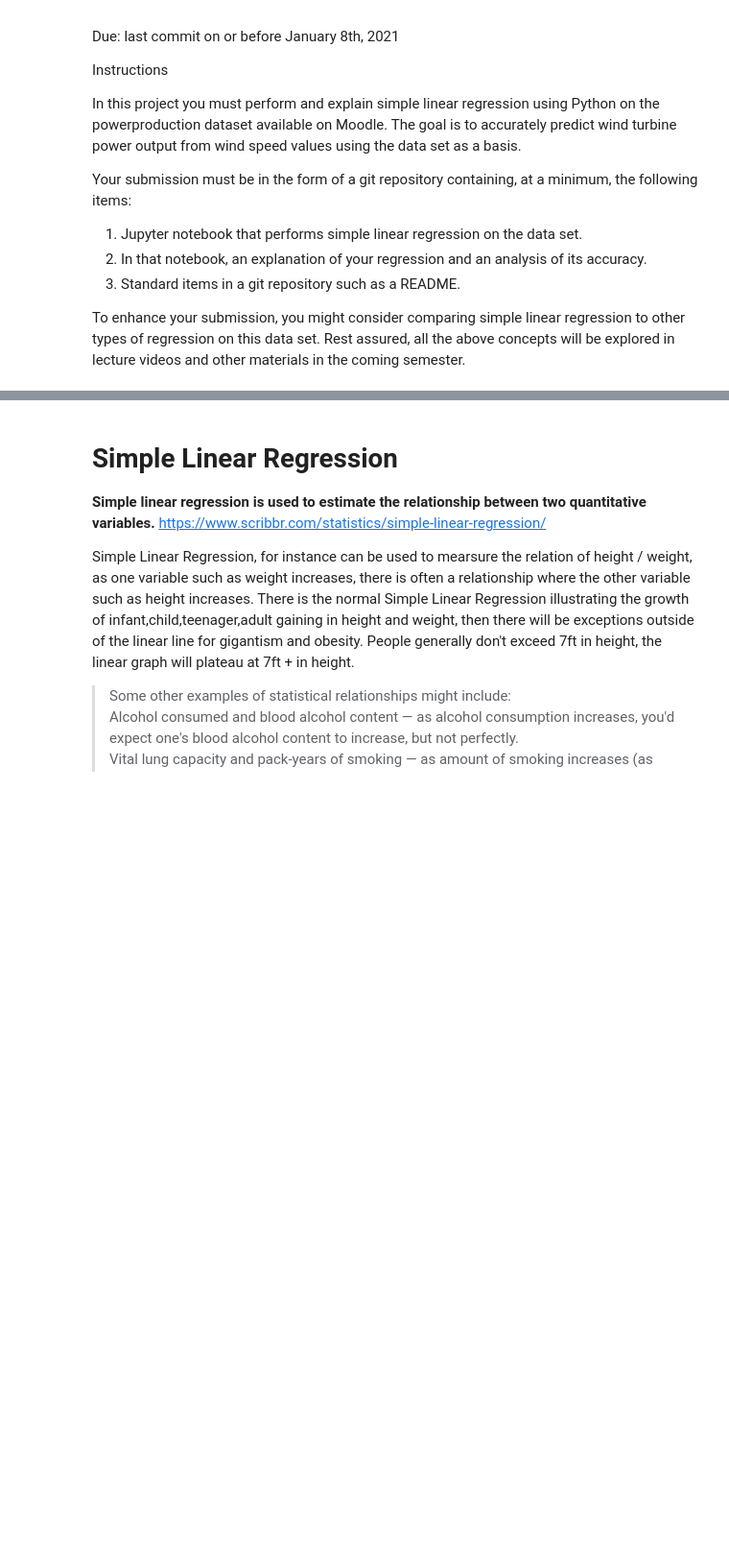
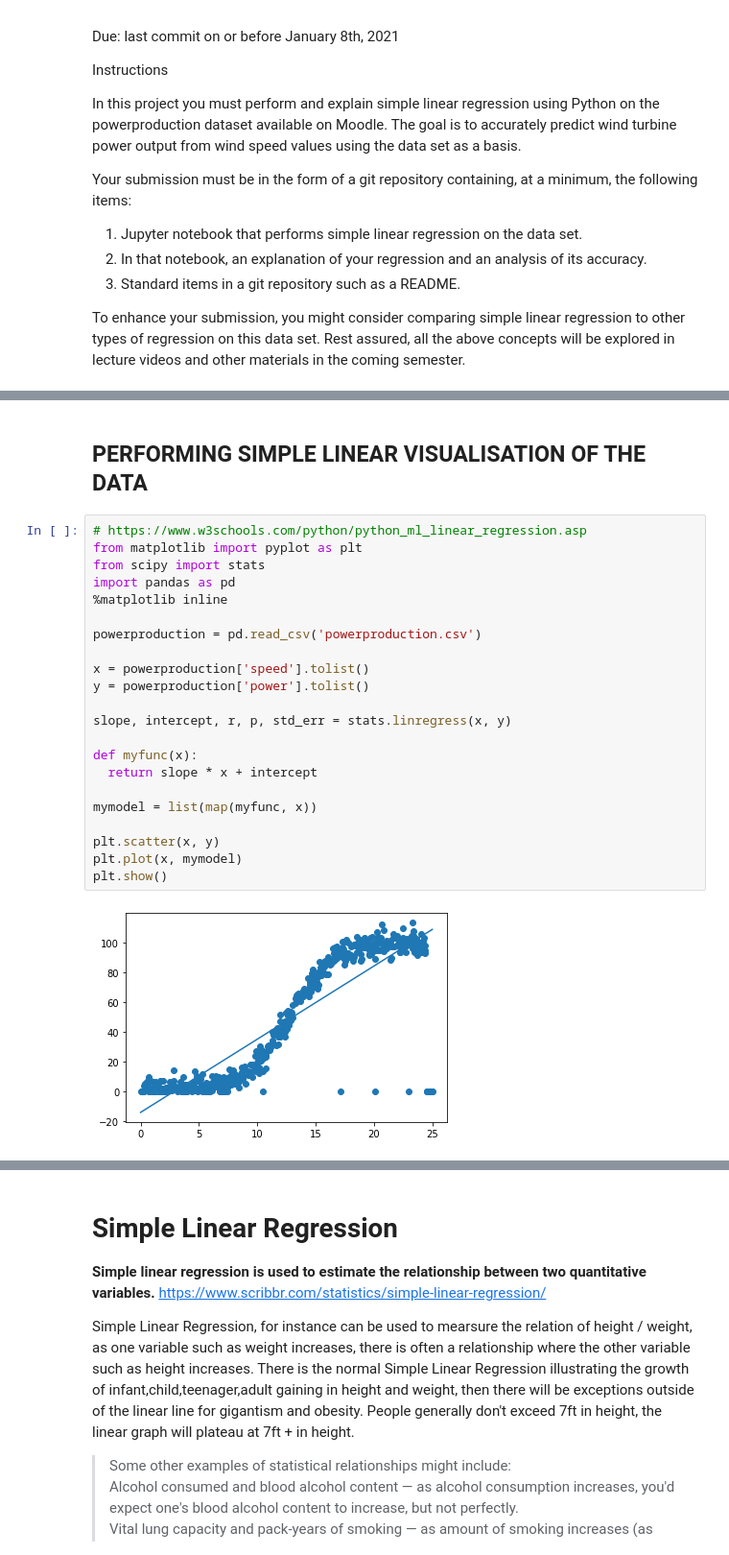
Before and after one commit to collinstechwrite/Fundamentals_Data_Analysis_Project, a Jupyter notebook: Project 2020 Fundamentals of Data Analysis.ipynb, the cells around one changed output, grey strips where cells are left out. Shown at 96% size. Drawn from its saved outputs; the diff is of its cells as text; blank space fills up the shorter version.

Commit message:
have updated jupyter notebook with simple linear R prediction, and notes from Machine Learning Assignment which covered final prediction algorithm

```diff
--- a/Project 2020 Fundamentals of Data Analysis.ipynb
+++ b/Project 2020 Fundamentals of Data Analysis.ipynb
@@ -19,0 +101,26 @@ explored in lecture videos and other materials in the coming semester.
+# %% [markdown]
+## PERFORMING SIMPLE LINEAR VISUALISATION OF THE DATA
+# %%
+# https://www.w3schools.com/python/python_ml_linear_regression.asp
+from matplotlib import pyplot as plt
+from scipy import stats
+import pandas as pd
+%matplotlib inline
+
+powerproduction = pd.read_csv('powerproduction.csv')
+
+x = powerproduction['speed'].tolist()
+y = powerproduction['power'].tolist()
+
+slope, intercept, r, p, std_err = stats.linregress(x, y)
+
+def myfunc(x):
+  return slope * x + intercept
+
+mymodel = list(map(myfunc, x))
+
+plt.scatter(x, y)
+plt.plot(x, mymodel)
+plt.show()
+# %% [output]
+[figure, added]
```
Also changed, not shown: parts of 35 cells of this notebook, 2 other files.
